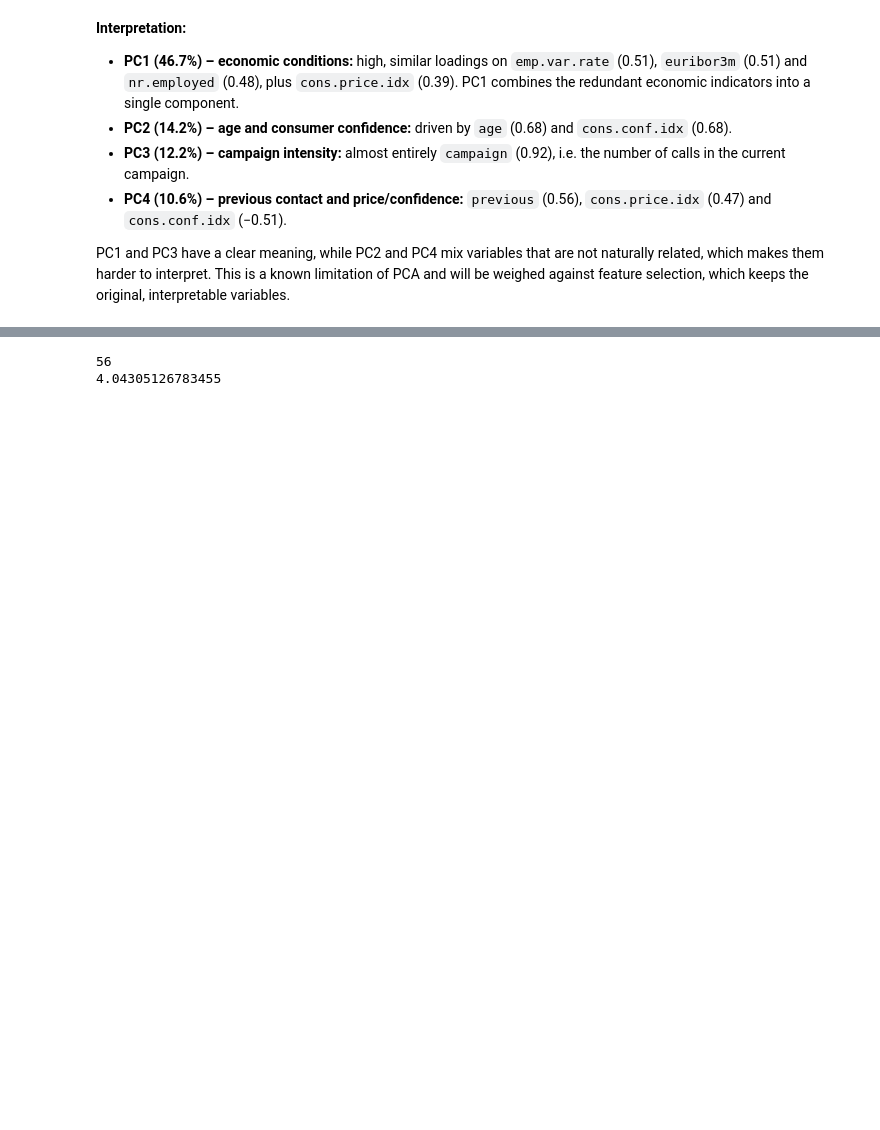
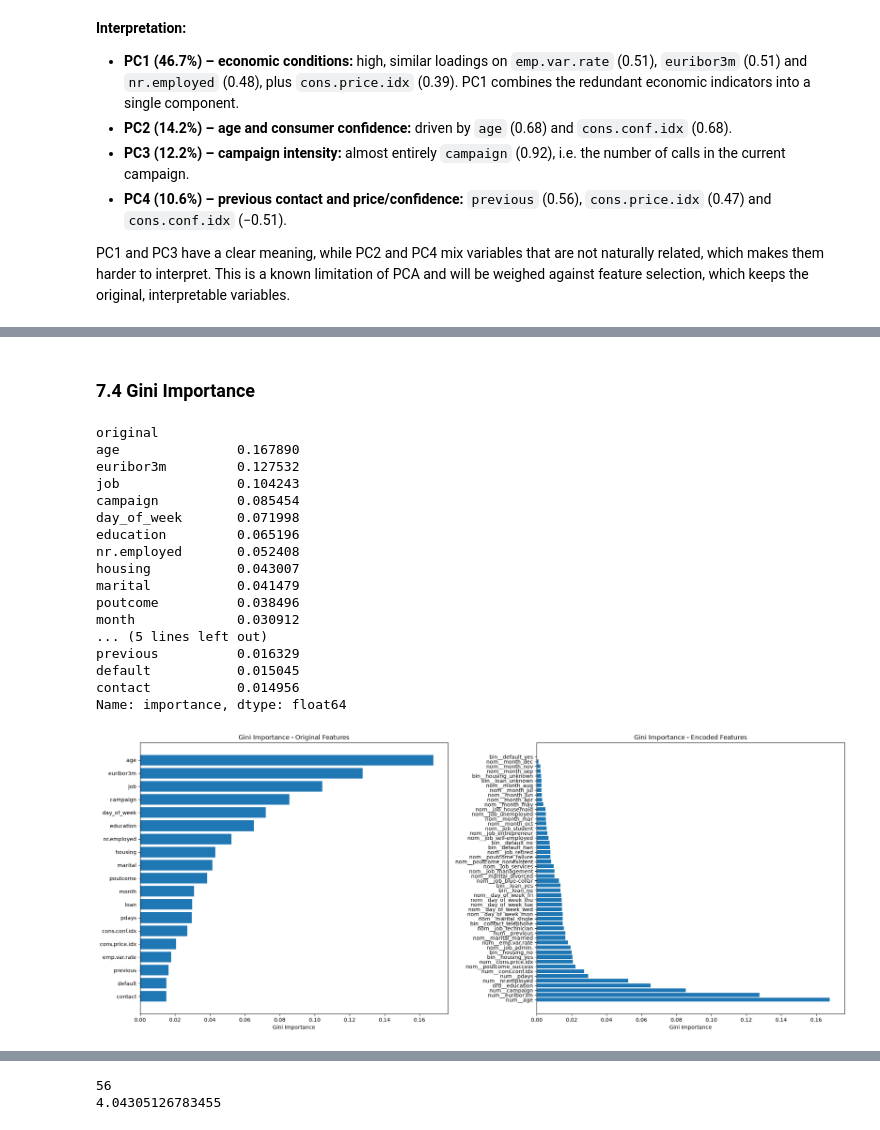
Before and after one commit to stafa10/CA1Theory2Practice, a Jupyter notebook: MergedCode.ipynb, the cells around one changed output, grey strips where cells are left out. Cells and saved outputs as stored; diff of their text form; code cells hidden in the pictures; blank space fills up the shorter version.

```diff
--- a/MergedCode.ipynb
+++ b/MergedCode.ipynb
@@ -604,0 +974,62 @@ PC1 and PC3 have a clear meaning, while PC2 and PC4 mix variables that are not n
+# %% [markdown]
+### 7.4 Gini Importance
+# %%
+from sklearn.ensemble import RandomForestClassifier
+from sklearn.metrics import accuracy_score
+
+rf = RandomForestClassifier()
+rf.fit(X_trainAll, y_trainEncoded)
+
+
+importances = rf.feature_importances_
+
+# Grouping results by original feature names to see total importance (using function from backward elim)
+imp = pd.DataFrame({
+    "feature": namesAll,
+    "importance": rf.feature_importances_,
+})
+# %%
+imp["original"] = [originalCol(n, originalCols) for n in imp["feature"]]
+
+# group results with original column
+byCol = (imp.groupby("original")["importance"]
+          .sum()
+          .sort_values(ascending=False))
+
+# Sorting results
+impSorted = imp.sort_values("importance")
+print(byCol)
+
+# plotting the sorted importance and its feature (original)
+fig, axes = plt.subplots(1,2, figsize =(20,8), constrained_layout=True)
+axes[0].barh(byCol.index, byCol.values)
+axes[0].set_xlabel('Gini Importance')
+axes[0].set_title('Gini Importance - Original Features')
+axes[0].invert_yaxis()
+
+# plotting the sorted importance and its feature (encoded + numeric)
+axes[1].barh(impSorted["feature"], impSorted["importance"])
+axes[1].set_xlabel('Gini Importance')
+axes[1].set_title('Gini Importance - Encoded Features')
+axes[1].invert_yaxis()
+
+plt.show()
+# %% [output]
+original
+age               0.167890
+euribor3m         0.127532
+job               0.104243
+campaign          0.085454
+day_of_week       0.071998
+education         0.065196
+nr.employed       0.052408
+housing           0.043007
+marital           0.041479
+poutcome          0.038496
+month             0.030912
+... (5 lines left out)
+previous          0.016329
+default           0.015045
+contact           0.014956
+Name: importance, dtype: float64
+[figure, added]
```
Also changed, not shown: parts of 32 cells of this notebook, 1 other file.
